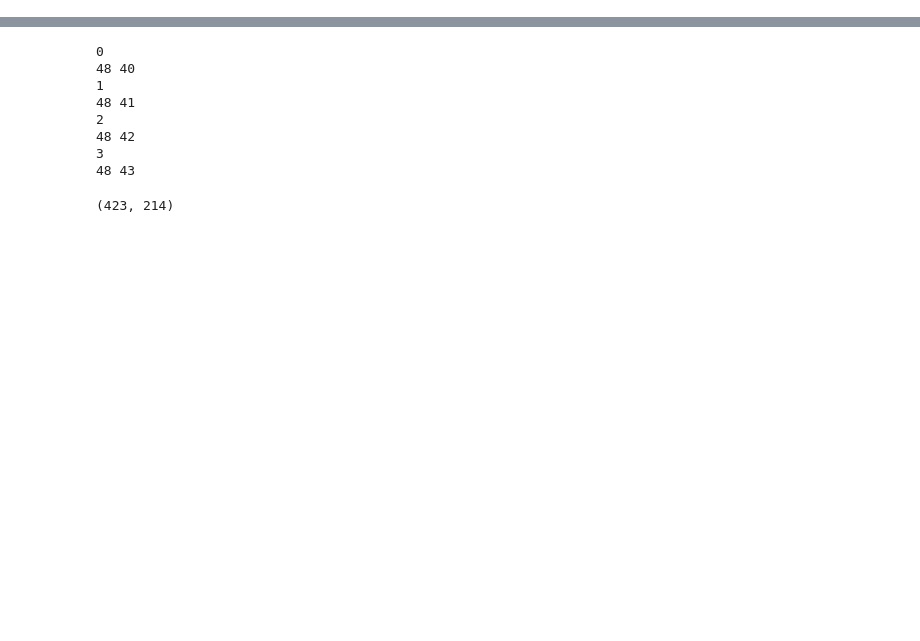
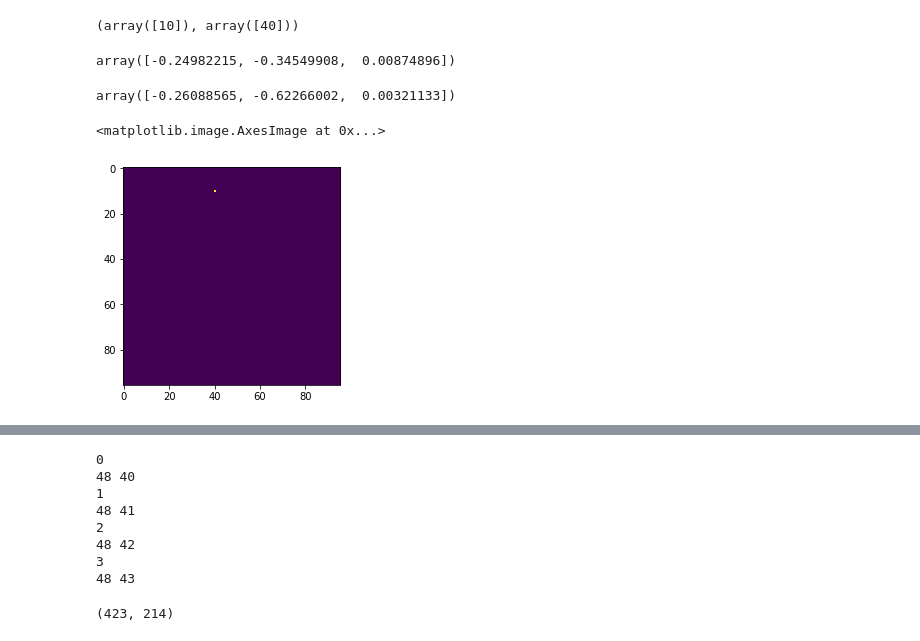
Before and after one commit to hogunkee/ur5_manipulation, a Jupyter notebook: realrobot/test_sdfgcn.ipynb, the cells around one changed output, grey strips where cells are left out. Drawn from its saved outputs; the diff is of its cells as text; code cells hidden in the pictures; blank space fills up the shorter version.

```diff
--- a/realrobot/test_sdfgcn.ipynb
+++ b/realrobot/test_sdfgcn.ipynb
@@ -77,0 +78,15 @@ plt.show()
+# %%
+tx = np.zeros([96, 96])
+tx[10, 40] = 1
+# %%
+np.where(tx==tx.max())
+# %% [output]
+(array([10]), array([40]))
+# %%
+ur5robot.pixel2pos(state_img[1], [240, 100])
+# %% [output]
+array([-0.24982215, -0.34549908,  0.00874896])
+# %%
+ur5robot.pixel2pos(state_img[1], [240, 300])
+# %% [output]
+array([-0.26088565, -0.62266002,  0.00321133])
@@ -78,3 +95,8 @@ plt.show()
+# %%
+plt.imshow(tx)
+# %% [output]
+<matplotlib.image.AxesImage at 0x...>
+[figure, added]
 # %%
 # Visualize Goal Scene #
 sdf_res = 96
```
Also changed, not shown: parts of 13 cells of this notebook, 5 other files.
